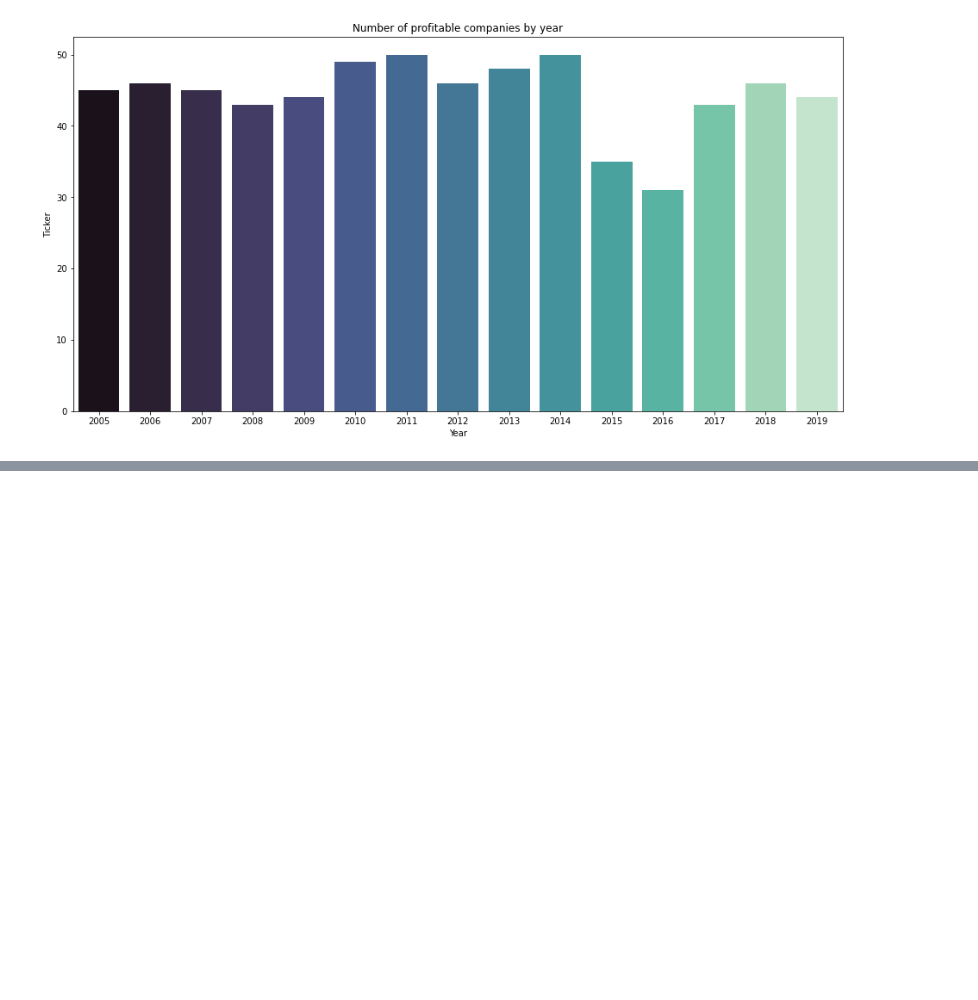
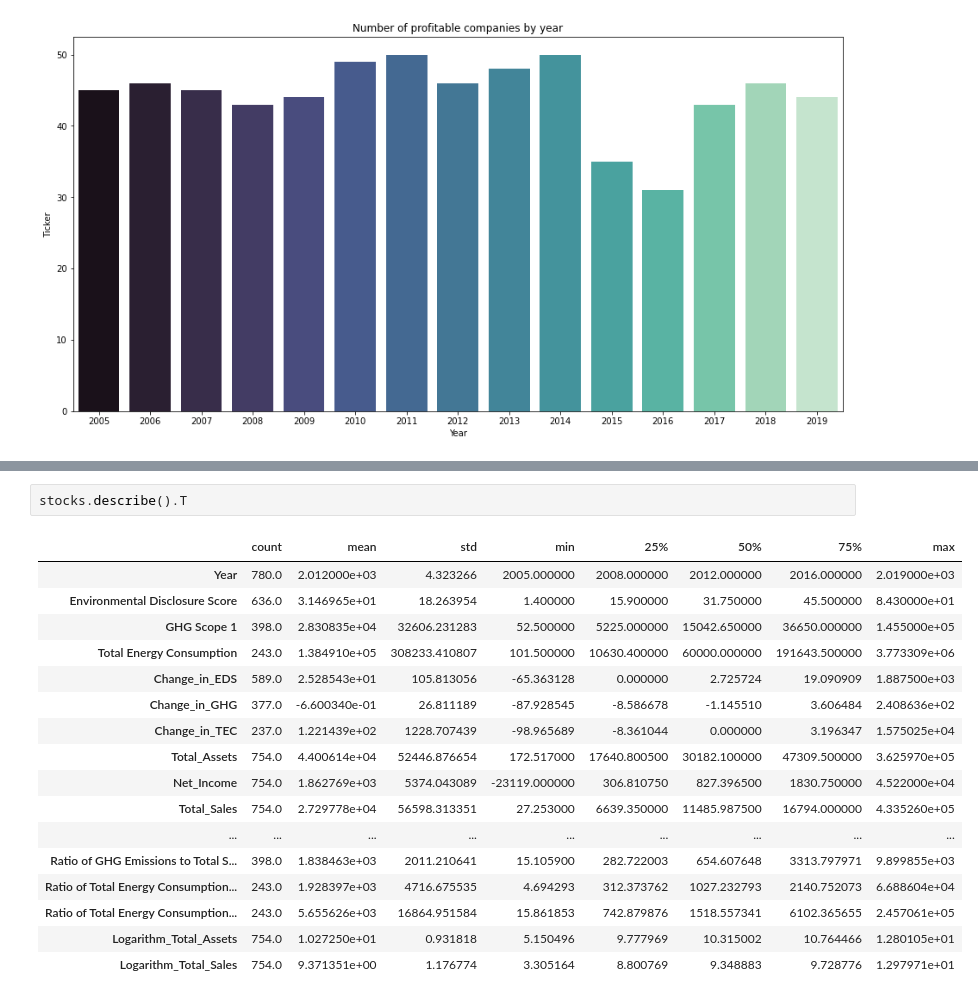
Before and after one commit to maralinetorres/BU-Capstone-Predicting-Environmental-Actions, a Jupyter notebook: Sprint #5 - Midterm presentations/EDA_PilotStocks.ipynb, the cells around one changed output, grey strips where cells are left out. Drawn from its saved outputs; the diff is of its cells as text; blank space fills up the shorter version.

```diff
--- a/Sprint #5 - Midterm presentations/EDA_PilotStocks.ipynb
+++ b/Sprint #5 - Midterm presentations/EDA_PilotStocks.ipynb
@@ -85,0 +175,20 @@ Text(0.5, 1.0, 'Number of years missing GHG Scope data by company')
+# %%
+stocks.describe().T
+# %% [output]
+|  | count | mean | std | min | 25% | 50% | 75% | max |
+| Year | 780.0 | 2.012000e+03 | 4.323266 | 2005.000000 | 2008.000000 | 2012.000000 | 2016.000000 | 2.019000e+03 |
+| Environmental Disclosure Score | 636.0 | 3.146965e+01 | 18.263954 | 1.400000 | 15.900000 | 31.750000 | 45.500000 | 8.430000e+01 |
+| GHG Scope 1 | 398.0 | 2.830835e+04 | 32606.231283 | 52.500000 | 5225.000000 | 15042.650000 | 36650.000000 | 1.455000e+05 |
+| Total Energy Consumption | 243.0 | 1.384910e+05 | 308233.410807 | 101.500000 | 10630.400000 | 60000.000000 | 191643.500000 | 3.773309e+06 |
+| Change_in_EDS | 589.0 | 2.528543e+01 | 105.813056 | -65.363128 | 0.000000 | 2.725724 | 19.090909 | 1.887500e+03 |
+| Change_in_GHG | 377.0 | -6.600340e-01 | 26.811189 | -87.928545 | -8.586678 | -1.145510 | 3.606484 | 2.408636e+02 |
+| Change_in_TEC | 237.0 | 1.221439e+02 | 1228.707439 | -98.965689 | -8.361044 | 0.000000 | 3.196347 | 1.575025e+04 |
+| Total_Assets | 754.0 | 4.400614e+04 | 52446.876654 | 172.517000 | 17640.800500 | 30182.100000 | 47309.500000 | 3.625970e+05 |
+| Net_Income | 754.0 | 1.862769e+03 | 5374.043089 | -23119.000000 | 306.810750 | 827.396500 | 1830.750000 | 4.522000e+04 |
+| Total_Sales | 754.0 | 2.729778e+04 | 56598.313351 | 27.253000 | 6639.350000 | 11485.987500 | 16794.000000 | 4.335260e+05 |
+| ... | ... | ... | ... | ... | ... | ... | ... | ... |
+| Ratio of GHG Emissions to Total S... | 398.0 | 1.838463e+03 | 2011.210641 | 15.105900 | 282.722003 | 654.607648 | 3313.797971 | 9.899855e+03 |
+| Ratio of Total Energy Consumption... | 243.0 | 1.928397e+03 | 4716.675535 | 4.694293 | 312.373762 | 1027.232793 | 2140.752073 | 6.688604e+04 |
+| Ratio of Total Energy Consumption... | 243.0 | 5.655626e+03 | 16864.951584 | 15.861853 | 742.879876 | 1518.557341 | 6102.365655 | 2.457061e+05 |
+| Logarithm_Total_Assets | 754.0 | 1.027250e+01 | 0.931818 | 5.150496 | 9.777969 | 10.315002 | 10.764466 | 1.280105e+01 |
+| Logarithm_Total_Sales | 754.0 | 9.371351e+00 | 1.176774 | 3.305164 | 8.800769 | 9.348883 | 9.728776 | 1.297971e+01 |
```
Also changed, not shown: parts of 14 cells of this notebook, 7 other files.
